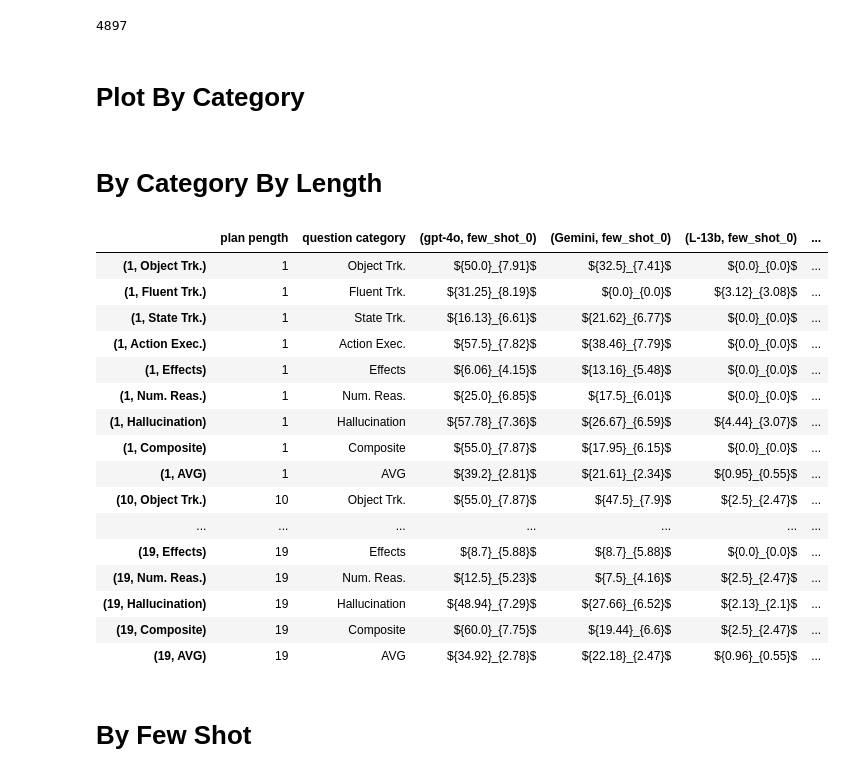
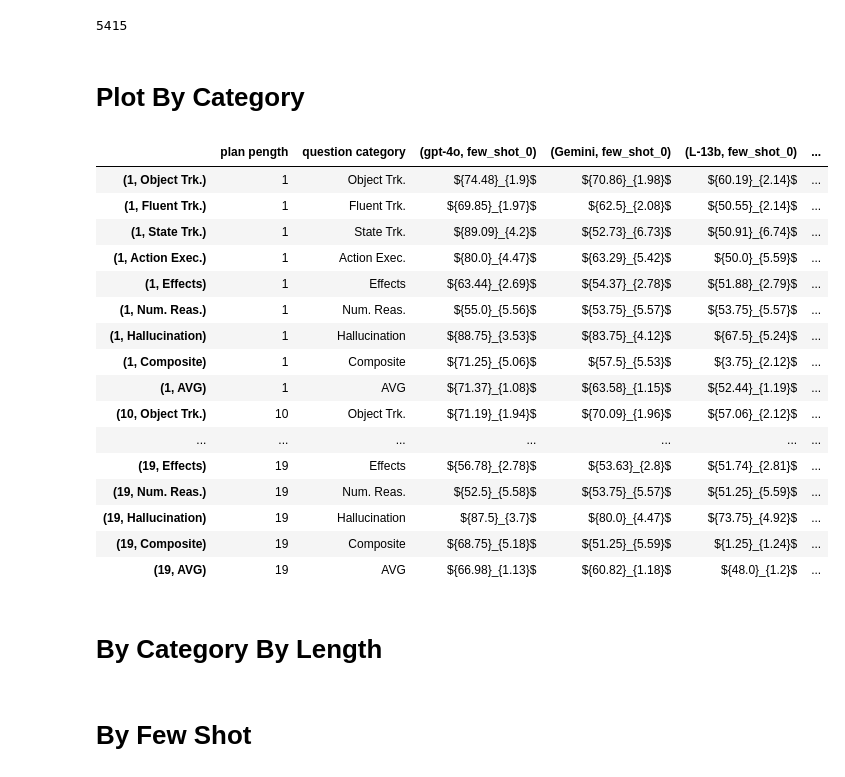
Before and after one commit to izuminka/reasoning_about_actions, a Jupyter notebook: src/analysis/tables/by_models.ipynb, the cells around one changed output. Drawn from its saved outputs; the diff is of its cells as text; code cells hidden in the pictures.

```diff
--- a/src/analysis/tables/by_models.ipynb
+++ b/src/analysis/tables/by_models.ipynb
@@ -13,21 +13,22 @@ CONF_KEY = 'sem'
 def latex_table_mods(latex_table):
     return latex_table.replace('{lllllllllllll}','{l|ll|ll|ll|ll||ll|ll}').replace('${None}_{None}$', '---')
 
-model_names =  ['gpt-4o', 'gemini', 'llama2-13b-chat', 'llama-3-8b-instruct', 'llama2-7b-chat', 'gemma-7b'] + ['llama-3-8b-tuned','gemma-7b-tuned']
+model_names =  ['gpt-4o', 'gemini', 'llama2-13b-chat', 'llama-3-8b-instruct', 'llama2-7b-chat', 'gemma-7b'] + ['llama-3-8b-instruct-finetuned','gemma-7b-finetuned']
 # %%
-answer_type = FREE_ANSWER_TYPE# f'{TRUE_FALSE_ANSWER_TYPE}.{score_key}'
-score_key = ACCURACY_SCORE_KEY #F1_SCORE_KEY#'accuracy'
+answer_type = TRUE_FALSE_ANSWER_TYPE
+answer_type_ext = f'{answer_type}.{ACCURACY_SCORE_KEY}'
+
 
 ids_file_name = 'dataset_ids.test.pruned'  # None
 save_main_dir = f'{STATISTICS_PATH}.{ids_file_name}'
-stats_all = collect_stats_all(answer_type, save_main_dir=save_main_dir)
+stats_all = collect_stats_all(answer_type_ext, save_main_dir=save_main_dir)
 print(len(stats_all))
 plan_lengths = [1,10,19]
 
 save_dir = os.path.join(save_main_dir, 'tables', 'by_models')
 os.makedirs(save_dir, exist_ok=True)
 # %% [output]
-4897
+5415
 # %%
 
 def to_df_by_len_by_category(results_all, answer_type, prompt_type,
@@ -213,43 +214,43 @@ def to_df_few_shot_by_category(results_all, answer_type,
 #         latex_table_all = latex_table_mods(to_latex_table(df2, caption_nl, label=save_key))
 #         with open(os.path.join(save_dir, f'{save_key}.tex'), 'w') as f:
 #             f.write(latex_table_all)
-# %% [markdown]
-# By Category By Length
 # %%
 subs = WITHOUT_RANDOM_SUB
 rams = WITHOUT_RAMIFICATIONS
 prompt_type = 'few_shot_0'
 # for subs in [WITHOUT_RANDOM_SUB, WITH_RANDOM_SUB]:
 #     for rams in [WITHOUT_RAMIFICATIONS, WITH_RAMIFICATIONS]:
 df3 = to_df_by_len_by_category(stats_all, answer_type, prompt_type, model_names=model_names, subs=subs, ramifications=rams)
-# df3
+df3
         # #
 # caption_nl = f'performance of on the test set by categories, {subs}, {rams}'.replace('_', ' ')
 # save_key = f'by_plan_by_categories.{answer_type}.{prompt_type}.{subs}.{rams}'
 #
 # latex_table_all = latex_table_mods(to_latex_table(df3, caption_nl, label=save_key, index=False))
 # with open(os.path.join(save_dir, f'{save_key}.tex'), 'w') as f:
 #     f.write(latex_table_all)
+# %% [output]
+|  | plan pength | question category | (gpt-4o, few_shot_0) | (Gemini, few_shot_0) | (L-13b, few_shot_0) | ... |
+| (1, Object Trk.) | 1 | Object Trk. | ${74.48}_{1.9}$ | ${70.86}_{1.98}$ | ${60.19}_{2.14}$ | ... |
+| (1, Fluent Trk.) | 1 | Fluent Trk. | ${69.85}_{1.97}$ | ${62.5}_{2.08}$ | ${50.55}_{2.14}$ | ... |
+| (1, State Trk.) | 1 | State Trk. | ${89.09}_{4.2}$ | ${52.73}_{6.73}$ | ${50.91}_{6.74}$ | ... |
+| (1, Action Exec.) | 1 | Action Exec. | ${80.0}_{4.47}$ | ${63.29}_{5.42}$ | ${50.0}_{5.59}$ | ... |
+| (1, Effects) | 1 | Effects | ${63.44}_{2.69}$ | ${54.37}_{2.78}$ | ${51.88}_{2.79}$ | ... |
+| (1, Num. Reas.) | 1 | Num. Reas. | ${55.0}_{5.56}$ | ${53.75}_{5.57}$ | ${53.75}_{5.57}$ | ... |
+| (1, Hallucination) | 1 | Hallucination | ${88.75}_{3.53}$ | ${83.75}_{4.12}$ | ${67.5}_{5.24}$ | ... |
+| (1, Composite) | 1 | Composite | ${71.25}_{5.06}$ | ${57.5}_{5.53}$ | ${3.75}_{2.12}$ | ... |
+| (1, AVG) | 1 | AVG | ${71.37}_{1.08}$ | ${63.58}_{1.15}$ | ${52.44}_{1.19}$ | ... |
+| (10, Object Trk.) | 10 | Object Trk. | ${71.19}_{1.94}$ | ${70.09}_{1.96}$ | ${57.06}_{2.12}$ | ... |
+| ... | ... | ... | ... | ... | ... | ... |
+| (19, Effects) | 19 | Effects | ${56.78}_{2.78}$ | ${53.63}_{2.8}$ | ${51.74}_{2.81}$ | ... |
+| (19, Num. Reas.) | 19 | Num. Reas. | ${52.5}_{5.58}$ | ${53.75}_{5.57}$ | ${51.25}_{5.59}$ | ... |
+| (19, Hallucination) | 19 | Hallucination | ${87.5}_{3.7}$ | ${80.0}_{4.47}$ | ${73.75}_{4.92}$ | ... |
+| (19, Composite) | 19 | Composite | ${68.75}_{5.18}$ | ${51.25}_{5.59}$ | ${1.25}_{1.24}$ | ... |
+| (19, AVG) | 19 | AVG | ${66.98}_{1.13}$ | ${60.82}_{1.18}$ | ${48.0}_{1.2}$ | ... |
+# %% [markdown]
+# By Category By Length
 # %%
 df3
-# %% [output]
-|  | plan pength | question category | (gpt-4o, few_shot_0) | (Gemini, few_shot_0) | (L-13b, few_shot_0) | ... |
-| (1, Object Trk.) | 1 | Object Trk. | ${50.0}_{7.91}$ | ${32.5}_{7.41}$ | ${0.0}_{0.0}$ | ... |
-| (1, Fluent Trk.) | 1 | Fluent Trk. | ${31.25}_{8.19}$ | ${0.0}_{0.0}$ | ${3.12}_{3.08}$ | ... |
-| (1, State Trk.) | 1 | State Trk. | ${16.13}_{6.61}$ | ${21.62}_{6.77}$ | ${0.0}_{0.0}$ | ... |
-| (1, Action Exec.) | 1 | Action Exec. | ${57.5}_{7.82}$ | ${38.46}_{7.79}$ | ${0.0}_{0.0}$ | ... |
-| (1, Effects) | 1 | Effects | ${6.06}_{4.15}$ | ${13.16}_{5.48}$ | ${0.0}_{0.0}$ | ... |
-| (1, Num. Reas.) | 1 | Num. Reas. | ${25.0}_{6.85}$ | ${17.5}_{6.01}$ | ${0.0}_{0.0}$ | ... |
-| (1, Hallucination) | 1 | Hallucination | ${57.78}_{7.36}$ | ${26.67}_{6.59}$ | ${4.44}_{3.07}$ | ... |
-| (1, Composite) | 1 | Composite | ${55.0}_{7.87}$ | ${17.95}_{6.15}$ | ${0.0}_{0.0}$ | ... |
-| (1, AVG) | 1 | AVG | ${39.2}_{2.81}$ | ${21.61}_{2.34}$ | ${0.95}_{0.55}$ | ... |
-| (10, Object Trk.) | 10 | Object Trk. | ${55.0}_{7.87}$ | ${47.5}_{7.9}$ | ${2.5}_{2.47}$ | ... |
-| ... | ... | ... | ... | ... | ... | ... |
-| (19, Effects) | 19 | Effects | ${8.7}_{5.88}$ | ${8.7}_{5.88}$ | ${0.0}_{0.0}$ | ... |
-| (19, Num. Reas.) | 19 | Num. Reas. | ${12.5}_{5.23}$ | ${7.5}_{4.16}$ | ${2.5}_{2.47}$ | ... |
-| (19, Hallucination) | 19 | Hallucination | ${48.94}_{7.29}$ | ${27.66}_{6.52}$ | ${2.13}_{2.1}$ | ... |
-| (19, Composite) | 19 | Composite | ${60.0}_{7.75}$ | ${19.44}_{6.6}$ | ${2.5}_{2.47}$ | ... |
-| (19, AVG) | 19 | AVG | ${34.92}_{2.78}$ | ${22.18}_{2.47}$ | ${0.96}_{0.55}$ | ... |
 # %% [markdown]
 # By Few Shot
 # %%
```
Also changed, not shown: 4 other files.
